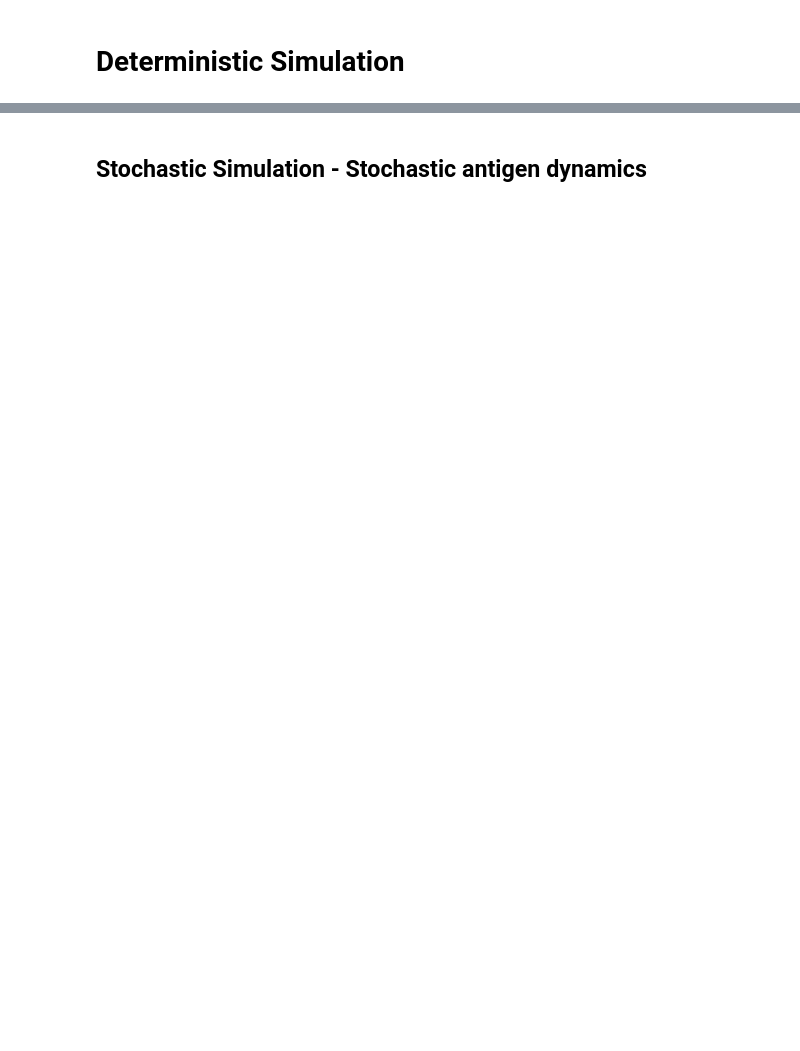
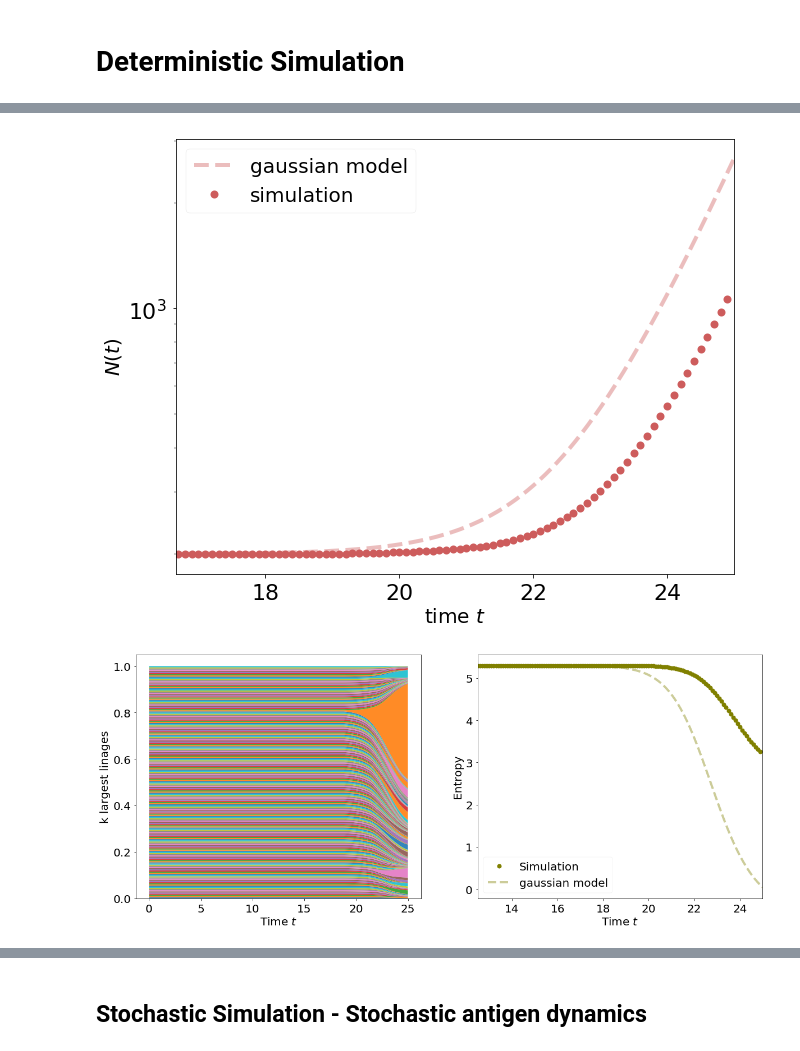
Before and after one commit to betoto008/Affinity_maturation, a Jupyter notebook: Jupyter_Notebooks/Stochastic_simulation.ipynb, the cells around one changed output, grey strips where cells are left out. Drawn from its saved outputs; the diff is of its cells as text; code cells hidden in the pictures; blank space fills up the shorter version.

```diff
--- a/Jupyter_Notebooks/Stochastic_simulation.ipynb
+++ b/Jupyter_Notebooks/Stochastic_simulation.ipynb
@@ -18,6 +18,8 @@ from IPython.display import display, Math
 
 def linear_func(x, a, b):
     return a + b*x
+def quadratic_func(x, a, b, c):
+    return np.log(a)+np.log(np.sqrt(-b)) + b*(x-c)**2
 
 N_A = 6.02214076e23
 k_BT = 1.380649e-23*293
@@ -111,3 +140,41 @@ while(os.path.isfile('../Figures/Antigen_Linages_%d.png'%(counter))):
+# %%
+popt = np.array([ 1.35847161e+05, -4.92212036e-02, -2.79453873e+01])
+
+fig, ax = plt.subplots(1,1,figsize=(10,8))
+t_new = np.linspace(0, T, int(T/dt))
+N_total = np.array([np.cumsum(np.exp(t-np.linspace(0,t, 100))*(2e2/5e5)*np.exp(quadratic_func(np.log(np.exp(np.linspace(0,t, 100))/N_A), *popt))*(t/100))[-1] + 200 - np.cumsum((2e2/5e5)*np.exp(quadratic_func(np.log(np.exp(np.linspace(0,t, 100))/N_A), *popt))*(t/100))[-1] for t in t_new])
+ax.plot(t_new, N_total, linestyle = '--', linewidth = 4, color = 'indianred', alpha = 0.4, label = 'gaussian model')
+ax.plot(Model.time_series[::50], np.sum(Model.linages_time_series, axis=0)[::50], marker = 'o', ms = 8, color = 'indianred', linestyle = '', label = 'simulation')
+ax.set_xlabel(r'time $t$', fontsize = 20)
+ax.set_ylabel(r'$N(t)$', fontsize = 20)
+ax.tick_params(labelsize = 22)
+ax.set_yscale('log')
+ax.set_xlim(2*T/3, T)
+ax.legend(loc = 0, fontsize = 20)
+counter = 0
+while(os.path.isfile('../Figures/N_total_%d.png'%(counter))):
+    counter+=1
+fig.savefig('../Figures/N_total_%d.png'%(0))
+
+#--------------------------------------------------------------------------------------------------------------------
+fig, ax = plt.subplots(1,2,figsize=(20,8))
+t_new = np.linspace(0, T, int(T/dt))
+
+N_alpha_log_N_alpha = np.array([np.cumsum((np.exp(t-np.linspace(0,t, 100))*(t-np.linspace(0,t, 100))*(2e2/5e5)*np.exp(quadratic_func(np.log(np.exp(np.linspace(0,t, 100))/N_A), *popt)))*(t/100))[-1] for t in t_new])
+
+biggest_k_linages_freq = Model.plot_k_largest_linages(k=200, ax=ax[0])
+Model.plot_entropy_k_largest_linages(k=200, biggest_k_linages_freq = biggest_k_linages_freq, ax=ax[1])
+
+ax[1].plot(t_new, v, linestyle = '--', linewidth = 4, color = 'olive', alpha = 0.4, label = 'gaussian model')
+ax[1].legend(loc = 0, fontsize = 20)
+ax[1].set_xlim(1*T/2, T)
+counter = 0
+while(os.path.isfile('../Figures/Entropy_%d.png'%(counter))):
+    counter+=1
+fig.savefig('../Figures/Entropy_%d.png'%(0))
+# %% [output]
+[figure, added]
+[figure, added]
 # %%
 fig, ax = plt.subplots(4,2,figsize=(20,32))
 
```
Also changed, not shown: parts of 10 cells of this notebook, 27 other files.
